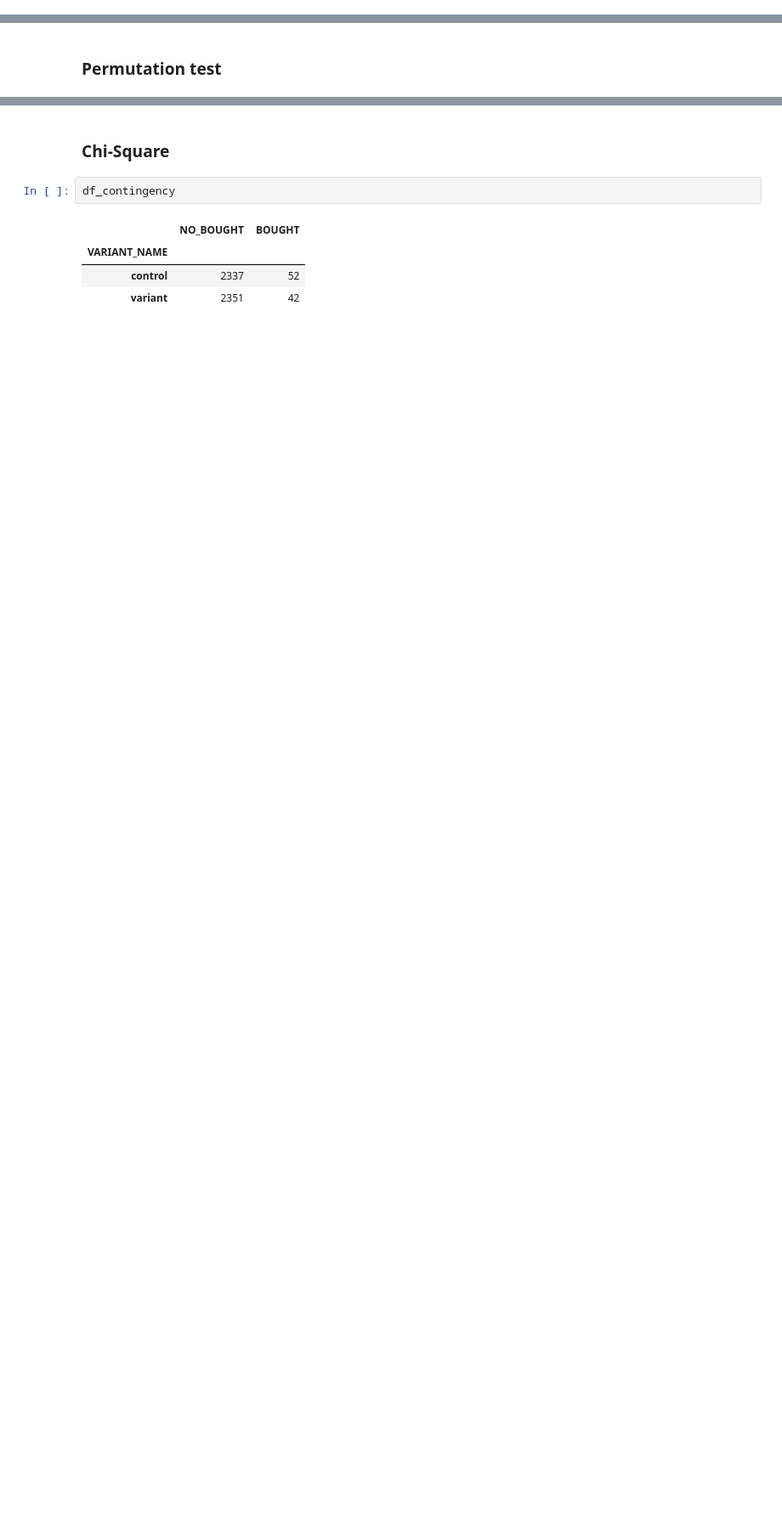
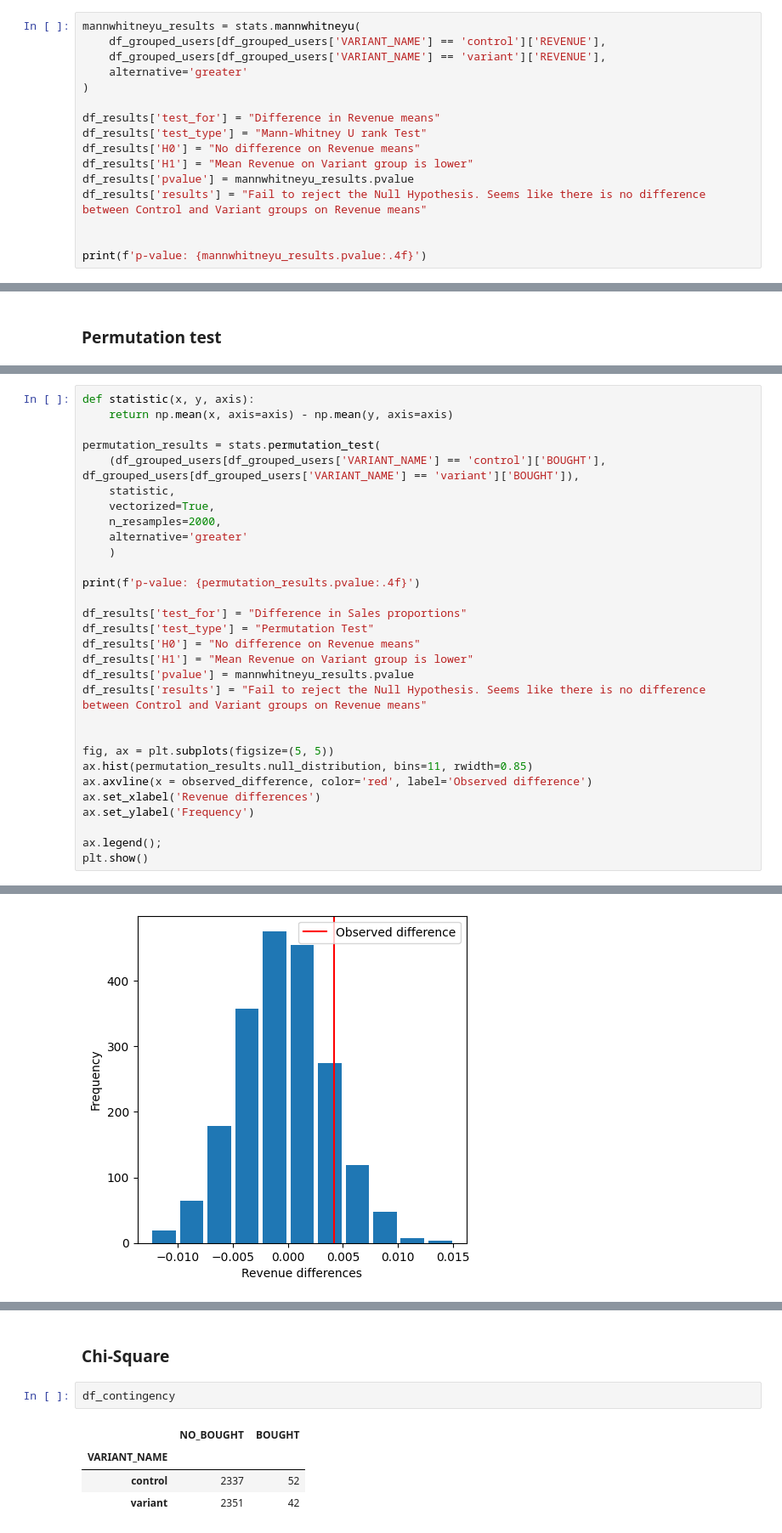
Before and after one commit to tomashbk/ab_testing, a Jupyter notebook: abtesting_2023-04-26.ipynb, the cells around one changed output, grey strips where cells are left out. Shown at 85% size. Saved outputs shown, nothing was run; the diff lists cells and outputs as text; blank space fills up the shorter version.

```diff
--- a/abtesting_2023-04-26.ipynb
+++ b/abtesting_2023-04-26.ipynb
@@ -488,0 +494,16 @@ p-value: 0.14567423499143128
+# %%
+mannwhitneyu_results = stats.mannwhitneyu(
+    df_grouped_users[df_grouped_users['VARIANT_NAME'] == 'control']['REVENUE'],
+    df_grouped_users[df_grouped_users['VARIANT_NAME'] == 'variant']['REVENUE'],
+    alternative='greater'
+)
+
+df_results['test_for'] = "Difference in Revenue means"
+df_results['test_type'] = "Mann-Whitney U rank Test"
+df_results['H0'] = "No difference on Revenue means"
+df_results['H1'] = "Mean Revenue on Variant group is lower"
+df_results['pvalue'] = mannwhitneyu_results.pvalue
+df_results['results'] = "Fail to reject the Null Hypothesis. Seems like there is no difference between Control and Variant groups on Revenue means"
+
+
+print(f'p-value: {mannwhitneyu_results.pvalue:.4f}')
@@ -684,0 +550,31 @@ PermutationTestResult(statistic=0.0042152384947236055, pvalue=0.1694152923538230
+# %%
+def statistic(x, y, axis):
+    return np.mean(x, axis=axis) - np.mean(y, axis=axis)
+
+permutation_results = stats.permutation_test(
+    (df_grouped_users[df_grouped_users['VARIANT_NAME'] == 'control']['BOUGHT'], df_grouped_users[df_grouped_users['VARIANT_NAME'] == 'variant']['BOUGHT']),
+    statistic,
+    vectorized=True,
+    n_resamples=2000,
+    alternative='greater'
+    )
+
+print(f'p-value: {permutation_results.pvalue:.4f}')
+
+df_results['test_for'] = "Difference in Sales proportions"
+df_results['test_type'] = "Permutation Test"
+df_results['H0'] = "No difference on Revenue means"
+df_results['H1'] = "Mean Revenue on Variant group is lower"
+df_results['pvalue'] = mannwhitneyu_results.pvalue
+df_results['results'] = "Fail to reject the Null Hypothesis. Seems like there is no difference between Control and Variant groups on Revenue means"
+
+
+fig, ax = plt.subplots(figsize=(5, 5))
+ax.hist(permutation_results.null_distribution, bins=11, rwidth=0.85)
+ax.axvline(x = observed_difference, color='red', label='Observed difference')
+ax.set_xlabel('Revenue differences')
+ax.set_ylabel('Frequency')
+
+ax.legend();
+plt.show()
+# %% [output]
@@ -685 +582,2 @@ PermutationTestResult(statistic=0.0042152384947236055, pvalue=0.1694152923538230
+[figure, added]
 # %%
```
Also changed, not shown: parts of 56 cells of this notebook.
